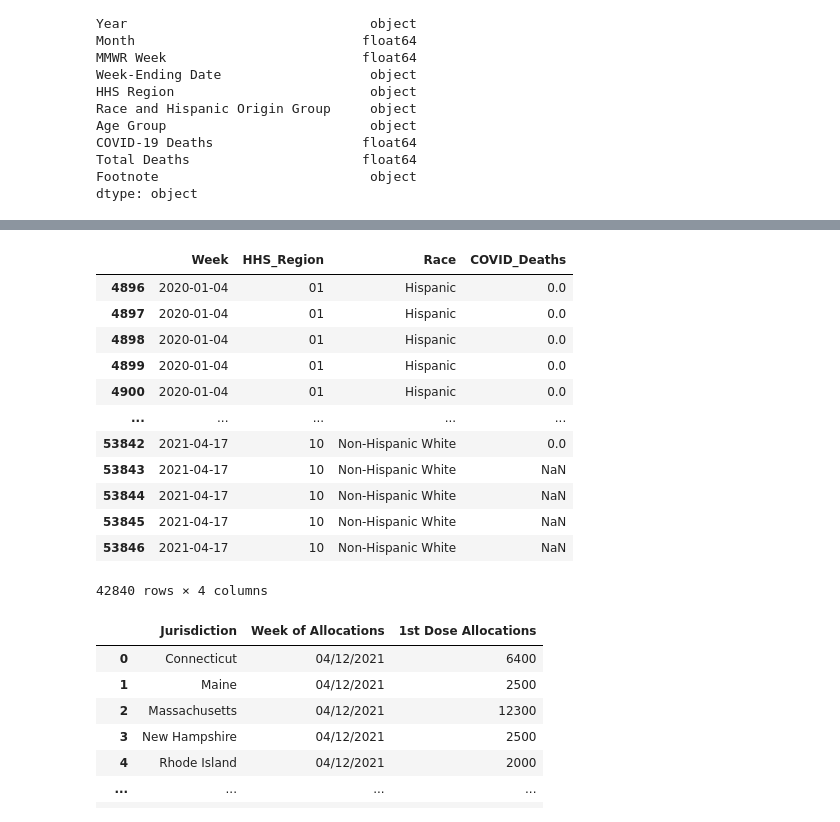
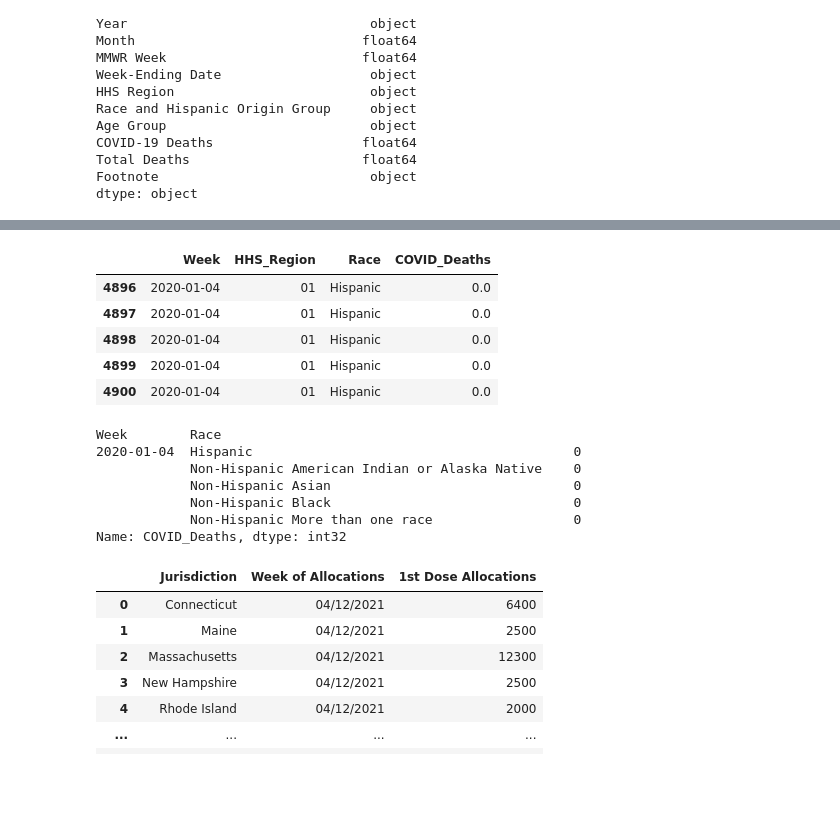
Before and after one commit to itsjonlau/Final-Project, a Jupyter notebook: Lauren/dev/Cleaning_Data.ipynb, the cells around one changed output, grey strips where cells are left out. Cells and saved outputs as stored; diff of their text form; code cells hidden in the pictures; blank space fills up the shorter version.

```diff
--- a/Lauren/dev/Cleaning_Data.ipynb
+++ b/Lauren/dev/Cleaning_Data.ipynb
@@ -71,21 +55,14 @@ deaths_df
 #convert week to datetime
 deaths_df["Week"] = pd.to_datetime(deaths_df["Week"])
 # %%
-deaths_df
+deaths_df.head()
 # %% [output]
 |  | Week | HHS_Region | Race | COVID_Deaths |
 | 4896 | 2020-01-04 | 01 | Hispanic | 0.0 |
 | 4897 | 2020-01-04 | 01 | Hispanic | 0.0 |
 | 4898 | 2020-01-04 | 01 | Hispanic | 0.0 |
 | 4899 | 2020-01-04 | 01 | Hispanic | 0.0 |
 | 4900 | 2020-01-04 | 01 | Hispanic | 0.0 |
-| ... | ... | ... | ... | ... |
-| 53842 | 2021-04-17 | 10 | Non-Hispanic White | 0.0 |
-| 53843 | 2021-04-17 | 10 | Non-Hispanic White | NaN |
-| 53844 | 2021-04-17 | 10 | Non-Hispanic White | NaN |
-| 53845 | 2021-04-17 | 10 | Non-Hispanic White | NaN |
-| 53846 | 2021-04-17 | 10 | Non-Hispanic White | NaN |
-42840 rows × 4 columns
 # %%
 #group data
 #get total deaths, by race, in HHS region 1 by week
@@ -131,2 +107,12 @@ deaths_df_10 = deaths_df_10.groupby(["Week", "Race"]).sum()["COVID_Deaths"]
+# %%
+deaths_df_1.head()
+# %% [output]
+Week        Race
+2020-01-04  Hispanic                                         0
+            Non-Hispanic American Indian or Alaska Native    0
+            Non-Hispanic Asian                               0
+            Non-Hispanic Black                               0
+            Non-Hispanic More than one race                  0
+Name: COVID_Deaths, dtype: int32
 # %%
 #export clean covid death data by HHS region to CSVs
```
Also changed, not shown: parts of 10 cells of this notebook, 14 other files.
